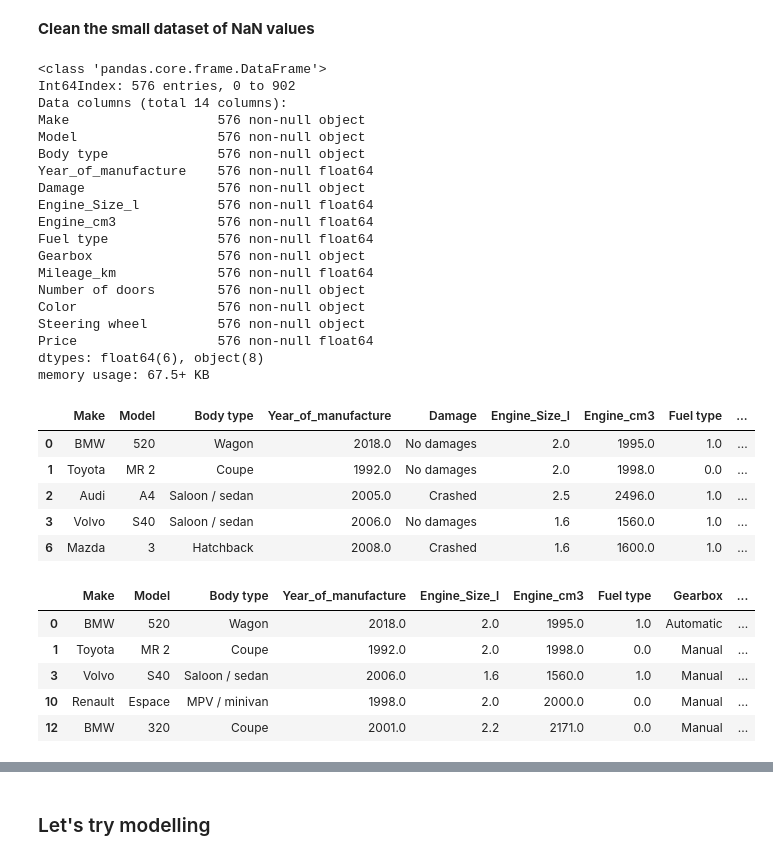
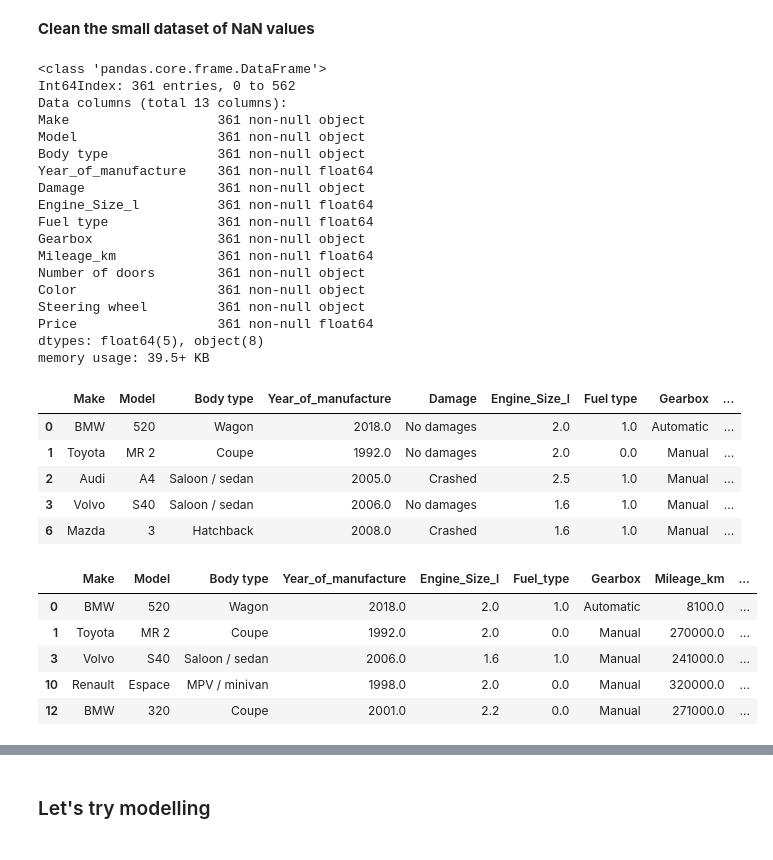
Before and after one commit to Auste1989/metis_projects, a Jupyter notebook: project_luther/project_luther_ecm.ipynb, the cells around one changed output, grey strips where cells are left out. Saved outputs shown, nothing was run; the diff lists cells and outputs as text; code cells hidden in the pictures.

```diff
--- a/project_luther/project_luther_ecm.ipynb
+++ b/project_luther/project_luther_ecm.ipynb
@@ -184,6 +182,6 @@ car_ad_dataset['Fuel type'] = fuel_bool(car_ad_dataset['Fuel type'])
 **Shorten the dataset & re-evaluate**
 # %%
 #Shorten the dataset by picking the most logical features
-short_car_ad_dataset = car_ad_dataset[['Make', 'Model', 'Body type', 'Year_of_manufacture', 'Damage', 'Engine_Size_l', 'Engine_cm3', 'Fuel type', 'Gearbox', 'Mileage_km','Number of doors', 'Color', 'Steering wheel', 'Price']]
+short_car_ad_dataset = car_ad_dataset[['Make', 'Model', 'Body type', 'Year_of_manufacture', 'Damage', 'Engine_Size_l', 'Fuel type', 'Gearbox', 'Mileage_km','Number of doors', 'Color', 'Steering wheel', 'Price']]
 short_car_ad_dataset.head()
 # %% [output]
@@ -226,55 +223,57 @@ clean_car_ad_dataset = short_car_ad_dataset.dropna(how = 'any')
 clean_car_ad_dataset.info()
 # %% [output]
 <class 'pandas.core.frame.DataFrame'>
-Int64Index: 576 entries, 0 to 902
-Data columns (total 14 columns):
-Make                   576 non-null object
-Model                  576 non-null object
-Body type              576 non-null object
-Year_of_manufacture    576 non-null float64
-Damage                 576 non-null object
-Engine_Size_l          576 non-null float64
-Engine_cm3             576 non-null float64
-Fuel type              576 non-null float64
-Gearbox                576 non-null object
-Mileage_km             576 non-null float64
-Number of doors        576 non-null object
-Color                  576 non-null object
-Steering wheel         576 non-null object
-Price                  576 non-null float64
-dtypes: float64(6), object(8)
-memory usage: 67.5+ KB
+Int64Index: 361 entries, 0 to 562
+Data columns (total 13 columns):
+Make                   361 non-null object
+Model                  361 non-null object
+Body type              361 non-null object
+Year_of_manufacture    361 non-null float64
+Damage                 361 non-null object
+Engine_Size_l          361 non-null float64
+Fuel type              361 non-null float64
+Gearbox                361 non-null object
+Mileage_km             361 non-null float64
+Number of doors        361 non-null object
+Color                  361 non-null object
+Steering wheel         361 non-null object
+Price                  361 non-null float64
+dtypes: float64(5), object(8)
+memory usage: 39.5+ KB
 # %%
 #Let's have a look again
 clean_car_ad_dataset.head()
 # %% [output]
-|  | Make | Model | Body type | Year_of_manufacture | Damage | Engine_Size_l | Engine_cm3 | Fuel type | ... |
-| 0 | BMW | 520 | Wagon | 2018.0 | No damages | 2.0 | 1995.0 | 1.0 | ... |
-| 1 | Toyota | MR 2 | Coupe | 1992.0 | No damages | 2.0 | 1998.0 | 0.0 | ... |
-| 2 | Audi | A4 | Saloon / sedan | 2005.0 | Crashed | 2.5 | 2496.0 | 1.0 | ... |
-| 3 | Volvo | S40 | Saloon / sedan | 2006.0 | No damages | 1.6 | 1560.0 | 1.0 | ... |
-| 6 | Mazda | 3 | Hatchback | 2008.0 | Crashed | 1.6 | 1600.0 | 1.0 | ... |
+|  | Make | Model | Body type | Year_of_manufacture | Damage | Engine_Size_l | Fuel type | Gearbox | ... |
+| 0 | BMW | 520 | Wagon | 2018.0 | No damages | 2.0 | 1.0 | Automatic | ... |
+| 1 | Toyota | MR 2 | Coupe | 1992.0 | No damages | 2.0 | 0.0 | Manual | ... |
+| 2 | Audi | A4 | Saloon / sedan | 2005.0 | Crashed | 2.5 | 1.0 | Manual | ... |
+| 3 | Volvo | S40 | Saloon / sedan | 2006.0 | No damages | 1.6 | 1.0 | Manual | ... |
+| 6 | Mazda | 3 | Hatchback | 2008.0 | Crashed | 1.6 | 1.0 | Manual | ... |
 # %%
 #Remove cars that are damaged
 clean_car_ad_dataset = clean_car_ad_dataset[clean_car_ad_dataset['Damage'] == 'No damages']
 clean_car_ad_dataset.drop(columns = ['Damage'], inplace = True)
 
 #Remove cars that are not Left hand drive
 clean_car_ad_dataset = clean_car_ad_dataset[clean_car_ad_dataset['Steering wheel'] == 'Left hand drive (LHD)']
 clean_car_ad_dataset.drop(columns = ['Steering wheel'], inplace = True)
 
+#Rename the Fuel type column
+clean_car_ad_dataset = clean_car_ad_dataset.rename(columns = {'Fuel type': 'Fuel_type'})
+
 #Clean up Engine_cm3 column from potential HP values --NOT WORKING!!!
 #clean_car_ad_dataset['Engine_cm3'] = clean_car_ad_dataset[clean_car_ad_dataset['Engine_cm3'] > 600.0]
 #clean_car_ad_dataset['Engine_cm3']
 
 clean_car_ad_dataset.head()
 # %% [output]
-|  | Make | Model | Body type | Year_of_manufacture | Engine_Size_l | Engine_cm3 | Fuel type | Gearbox | ... |
-| 0 | BMW | 520 | Wagon | 2018.0 | 2.0 | 1995.0 | 1.0 | Automatic | ... |
-| 1 | Toyota | MR 2 | Coupe | 1992.0 | 2.0 | 1998.0 | 0.0 | Manual | ... |
-| 3 | Volvo | S40 | Saloon / sedan | 2006.0 | 1.6 | 1560.0 | 1.0 | Manual | ... |
-| 10 | Renault | Espace | MPV / minivan | 1998.0 | 2.0 | 2000.0 | 0.0 | Manual | ... |
-| 12 | BMW | 320 | Coupe | 2001.0 | 2.2 | 2171.0 | 0.0 | Manual | ... |
+|  | Make | Model | Body type | Year_of_manufacture | Engine_Size_l | Fuel_type | Gearbox | Mileage_km | ... |
+| 0 | BMW | 520 | Wagon | 2018.0 | 2.0 | 1.0 | Automatic | 8100.0 | ... |
+| 1 | Toyota | MR 2 | Coupe | 1992.0 | 2.0 | 0.0 | Manual | 270000.0 | ... |
+| 3 | Volvo | S40 | Saloon / sedan | 2006.0 | 1.6 | 1.0 | Manual | 241000.0 | ... |
+| 10 | Renault | Espace | MPV / minivan | 1998.0 | 2.0 | 0.0 | Manual | 320000.0 | ... |
+| 12 | BMW | 320 | Coupe | 2001.0 | 2.2 | 0.0 | Manual | 271000.0 | ... |
 # %%
 clean_car_ad_dataset.info()
 # %% [output]
```
Also changed, not shown: parts of 16 cells of this notebook, 4 other files.
